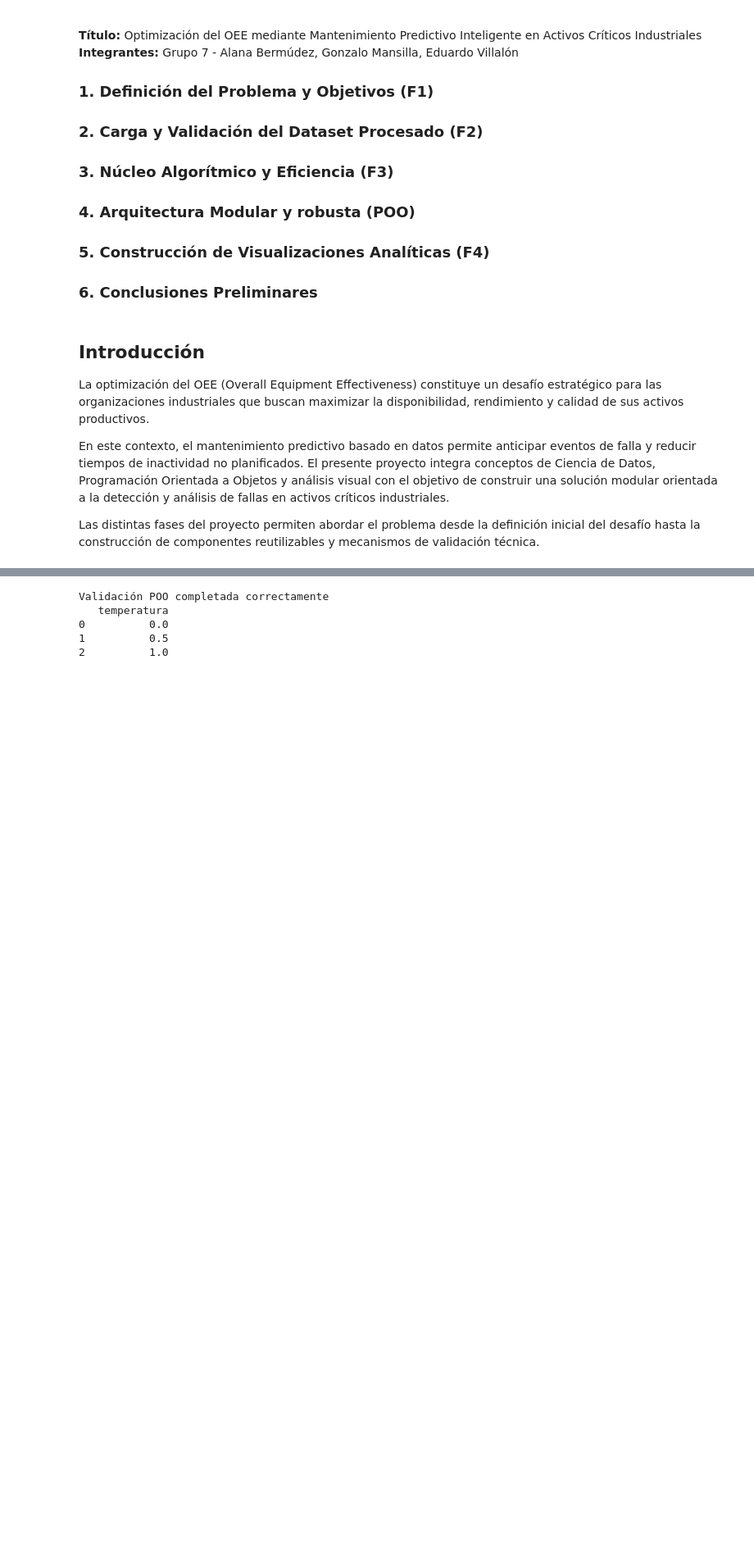
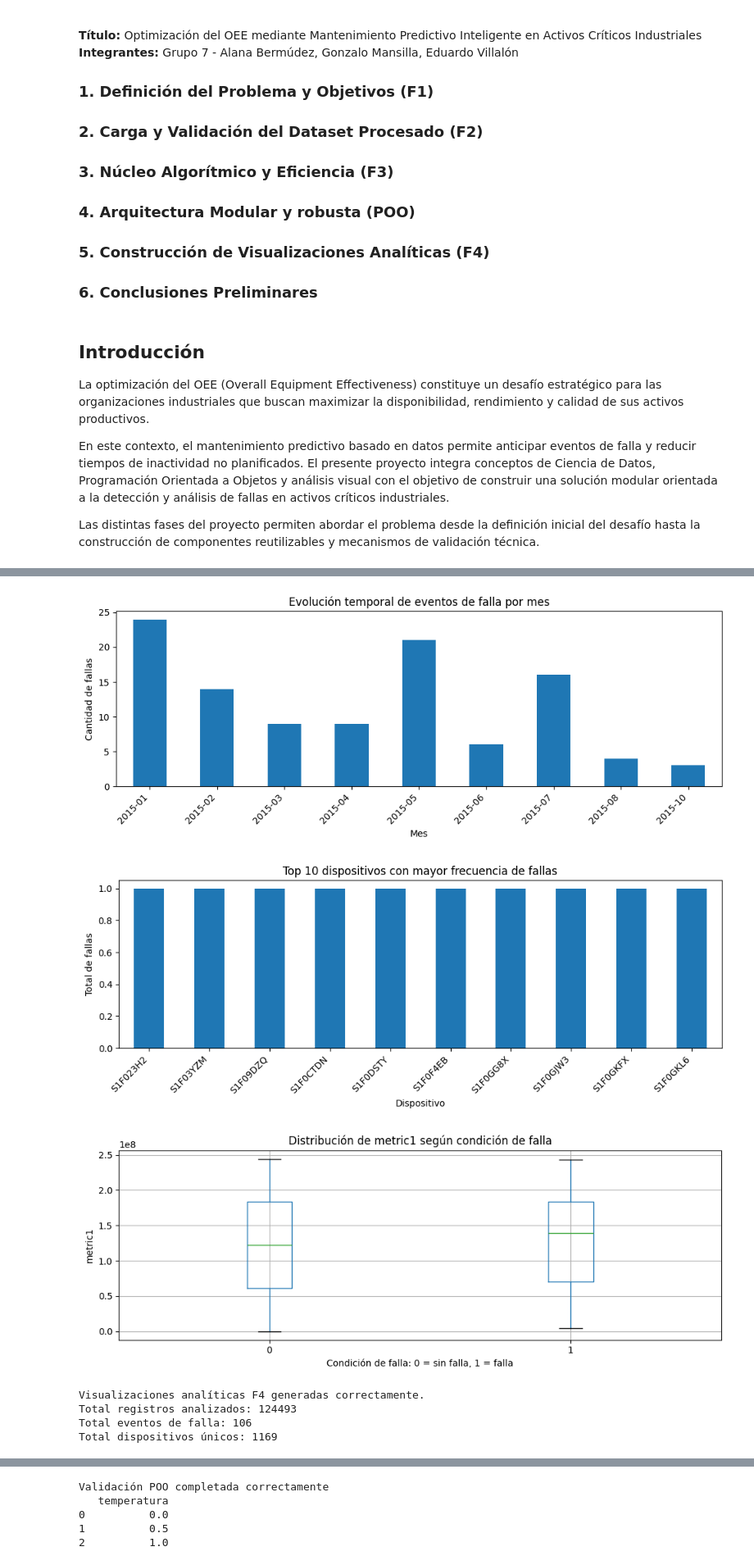
Before and after one commit to alanabermudezaballay/mcdi500_s1_grupo7, a Jupyter notebook: F4/F4_Proyecto_Final_Integrador.ipynb, the cells around one changed output, grey strips where cells are left out. Shown at 82% size. Drawn from its saved outputs; the diff is of its cells as text; code cells hidden in the pictures; blank space fills up the shorter version.

Commit message:
docs(f4): integra cierre final, visualizaciones y trazabilidad

```diff
--- a/F4/F4_Proyecto_Final_Integrador.ipynb
+++ b/F4/F4_Proyecto_Final_Integrador.ipynb
@@ -84,0 +48,79 @@ plt.show()
+# %%
+import pandas as pd
+import matplotlib.pyplot as plt
+from pathlib import Path
+
+# Carga robusta del dataset procesado
+ruta_dataset = Path("data/processed/dataset_procesado.csv")
+if not ruta_dataset.exists():
+    ruta_dataset = Path("../data/processed/dataset_procesado.csv")
+
+df = pd.read_csv(ruta_dataset, parse_dates=["date"])
+
+# Validación mínima de columnas requeridas
+columnas_requeridas = {"date", "device", "failure", "metric1"}
+faltantes = columnas_requeridas - set(df.columns)
+if faltantes:
+    raise ValueError(f"Faltan columnas requeridas para las visualizaciones: {faltantes}")
+
+# Preparar subconjunto de fallas
+df_fallas = df[df["failure"] == 1].copy()
+
+# 1. Evolución temporal de eventos de falla
+fallas_mes = (
+    df_fallas
+    .assign(mes=df_fallas["date"].dt.to_period("M").astype(str))
+    .groupby("mes")
+    .size()
+    .sort_index()
+)
+
+fig, ax = plt.subplots(figsize=(10, 4))
+fallas_mes.plot(kind="bar", ax=ax)
+ax.set_title("Evolución temporal de eventos de falla por mes")
+ax.set_xlabel("Mes")
+ax.set_ylabel("Cantidad de fallas")
+plt.xticks(rotation=45, ha="right")
+plt.tight_layout()
+plt.show()
+
+# 2. Top 10 dispositivos con mayor frecuencia de fallas
+top_dispositivos = (
+    df_fallas
+    .groupby("device")
+    .size()
+    .sort_values(ascending=False)
+    .head(10)
+)
+
+fig, ax = plt.subplots(figsize=(10, 4))
+top_dispositivos.plot(kind="bar", ax=ax)
+ax.set_title("Top 10 dispositivos con mayor frecuencia de fallas")
+ax.set_xlabel("Dispositivo")
+ax.set_ylabel("Total de fallas")
+plt.xticks(rotation=45, ha="right")
+plt.tight_layout()
+plt.show()
+
+# 3. Distribución de metric1 según condición de falla
+fig, ax = plt.subplots(figsize=(10, 4))
+df.boxplot(column="metric1", by="failure", ax=ax)
+ax.set_title("Distribución de metric1 según condición de falla")
+ax.set_xlabel("Condición de falla: 0 = sin falla, 1 = falla")
+ax.set_ylabel("metric1")
+plt.suptitle("")
+plt.tight_layout()
+plt.show()
+
+print("Visualizaciones analíticas F4 generadas correctamente.")
+print(f"Total registros analizados: {len(df)}")
+print(f"Total eventos de falla: {int(df['failure'].sum())}")
+print(f"Total dispositivos únicos: {df['device'].nunique()}")
+# %% [output]
+[figure, added]
+[figure, added]
+[figure, added]
+Visualizaciones analíticas F4 generadas correctamente.
+Total registros analizados: 124493
+Total eventos de falla: 106
+Total dispositivos únicos: 1169
```
Also changed, not shown: parts of 6 cells of this notebook, 5 other files.
